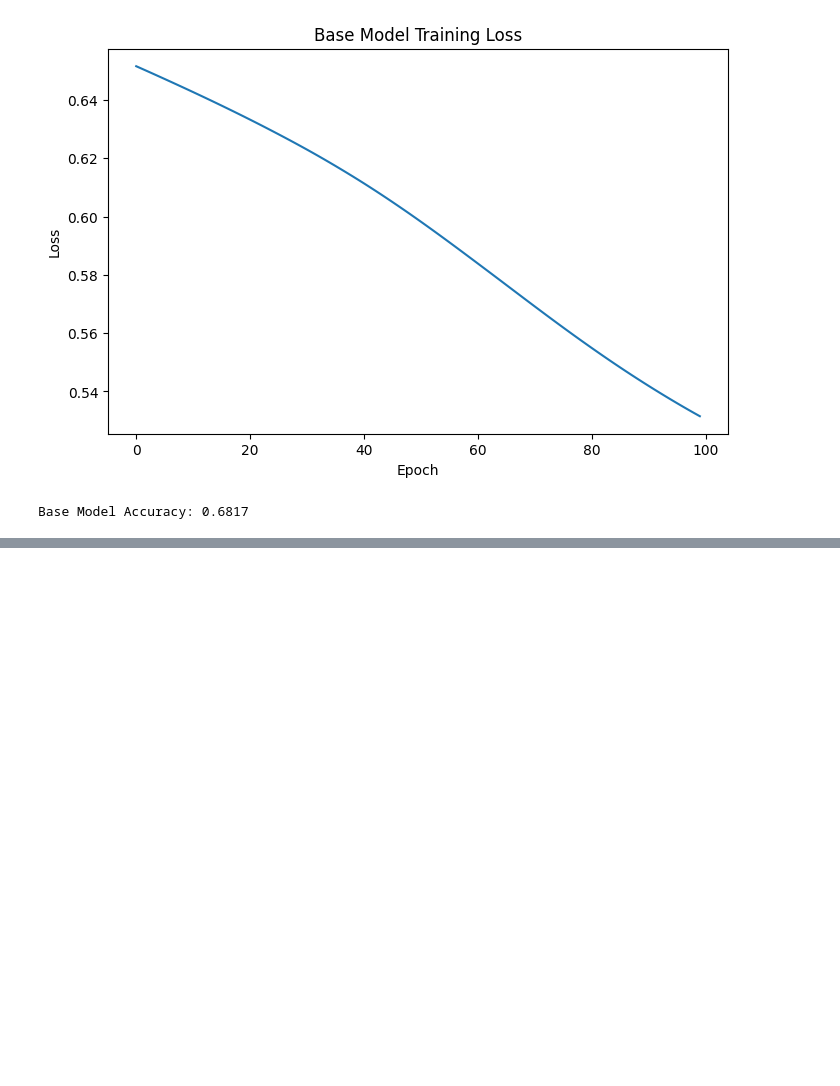
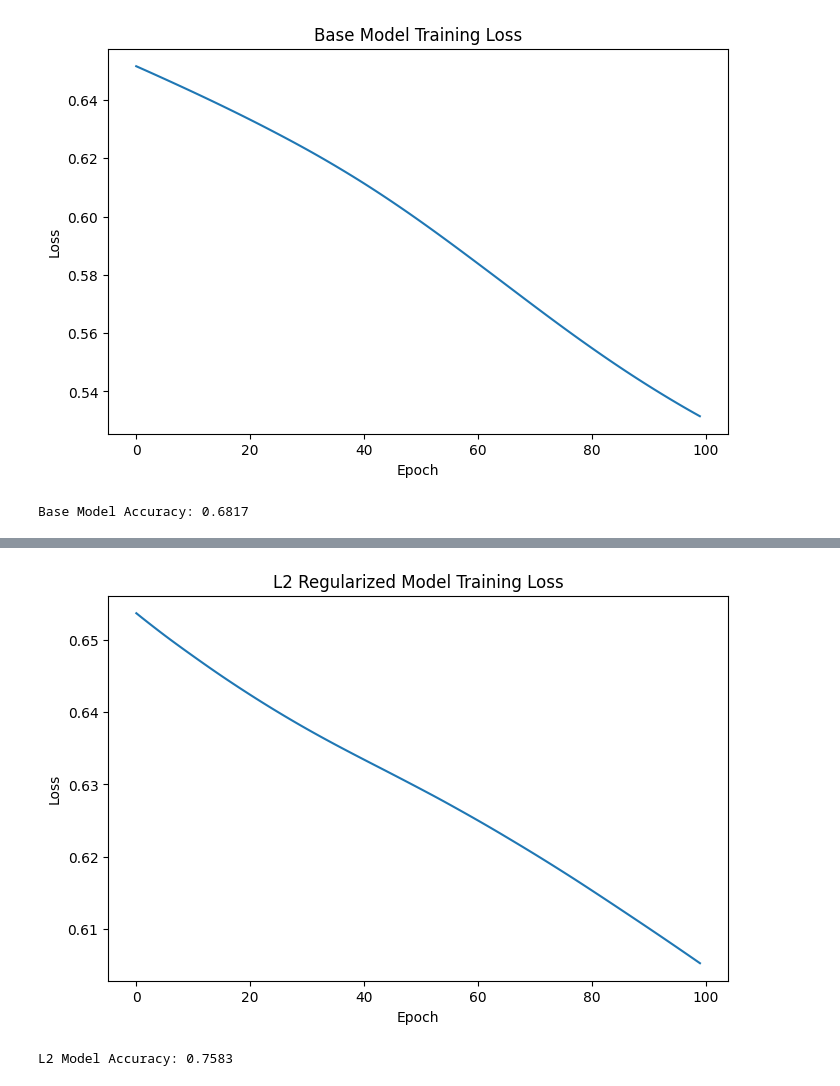
Before and after one commit to MateusVeloso16/regularization-dl-assignment, a Jupyter notebook: regularization_assignment.ipynb, the cells around one changed output, grey strips where cells are left out. Cells and saved outputs as stored; diff of their text form; code cells hidden in the pictures; blank space fills up the shorter version.

Commit message:
Complete question 3 L2 regularization model

```diff
--- a/regularization_assignment.ipynb
+++ b/regularization_assignment.ipynb
@@ -240,3 +240,7 @@ with torch.no_grad():
 print(f"Base Model Accuracy: {accuracy.item():.4f}")
 # %% [output]
 Base Model Accuracy: 0.6817
+# %%
+l2_model = BaseNeuralNetwork(input_size)
+
+print(l2_model)
@@ -242,0 +257,27 @@ Base Model Accuracy: 0.6817
+# %%
+l2_criterion = nn.BCELoss()
+
+l2_optimizer = optim.Adam(
+    l2_model.parameters(),
+    lr=0.001,
+    weight_decay=0.01
+)
+# %%
+epochs = 100
+l2_losses = []
+
+for epoch in range(epochs):
+    l2_model.train()
+
+    y_pred_l2 = l2_model(X_train_tensor)
+
+    l2_loss = l2_criterion(y_pred_l2, y_train_tensor)
+
+    l2_optimizer.zero_grad()
+    l2_loss.backward()
+    l2_optimizer.step()
+
+    l2_losses.append(l2_loss.item())
+
+    if (epoch + 1) % 10 == 0:
+        print(f"Epoch [{epoch + 1}/{epochs}], L2 Loss: {l2_loss.item():.4f}")
@@ -242,0 +295,21 @@ Base Model Accuracy: 0.6817
+# %%
+plt.figure(figsize=(8, 5))
+plt.plot(l2_losses)
+plt.xlabel("Epoch")
+plt.ylabel("Loss")
+plt.title("L2 Regularized Model Training Loss")
+plt.show()
+# %% [output]
+[figure, added]
+# %%
+l2_model.eval()
+
+with torch.no_grad():
+    y_test_pred_l2 = l2_model(X_test_tensor)
+    y_test_pred_l2_class = (y_test_pred_l2 >= 0.5).float()
+
+    l2_accuracy = (y_test_pred_l2_class == y_test_tensor).float().mean()
+
+print(f"L2 Model Accuracy: {l2_accuracy.item():.4f}")
+# %% [output]
+L2 Model Accuracy: 0.7583
```
Also changed, not shown: parts of 3 cells of this notebook.
